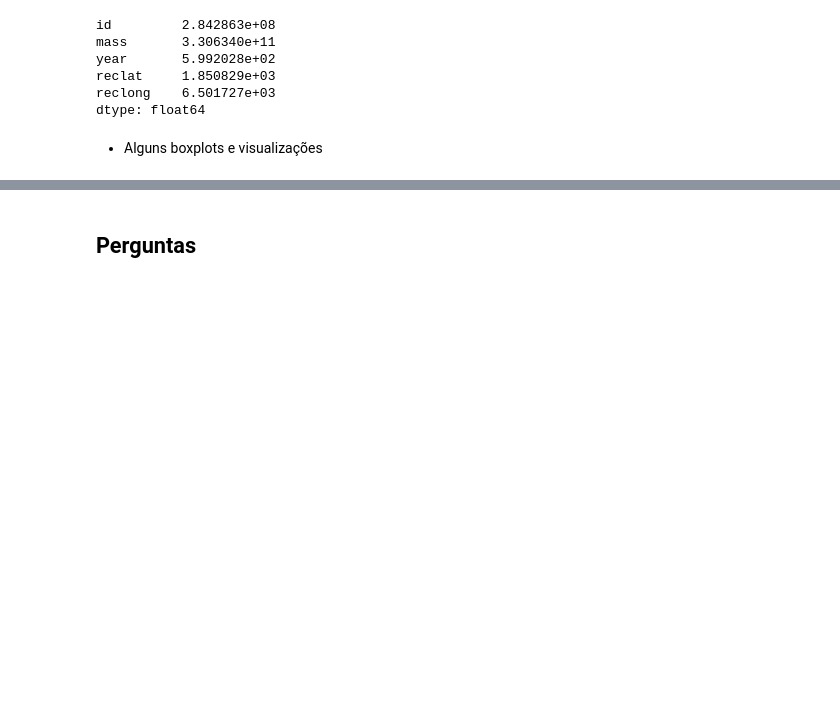
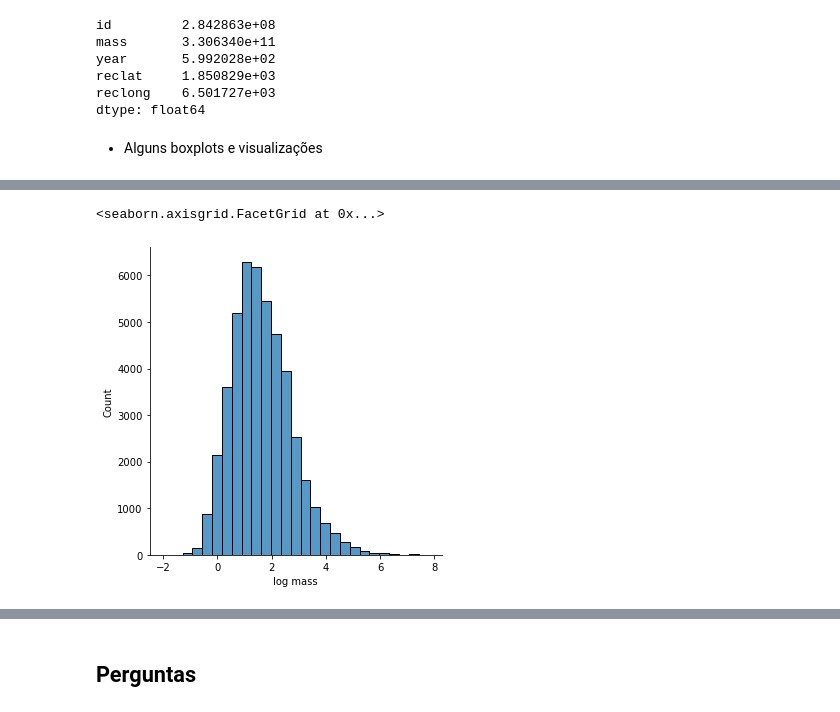
Before and after one commit to biabcaval/Projeto-ICD-analise-meteoros, a Jupyter notebook: relatório_final.ipynb, the cells around one changed output, grey strips where cells are left out. Saved outputs shown, nothing was run; the diff lists cells and outputs as text; code cells hidden in the pictures; blank space fills up the shorter version.

```diff
--- a/relatório_final.ipynb
+++ b/relatório_final.ipynb
@@ -184,0 +190,5 @@ dtype: float64
+# %%
+sns.displot(data=df1,x='log mass', bins=27) # Histograma da variável 'mass' em escala logarítmica
+# %% [output]
+<seaborn.axisgrid.FacetGrid at 0x...>
+[figure, added]
```
Also changed, not shown: parts of 5 cells of this notebook.
